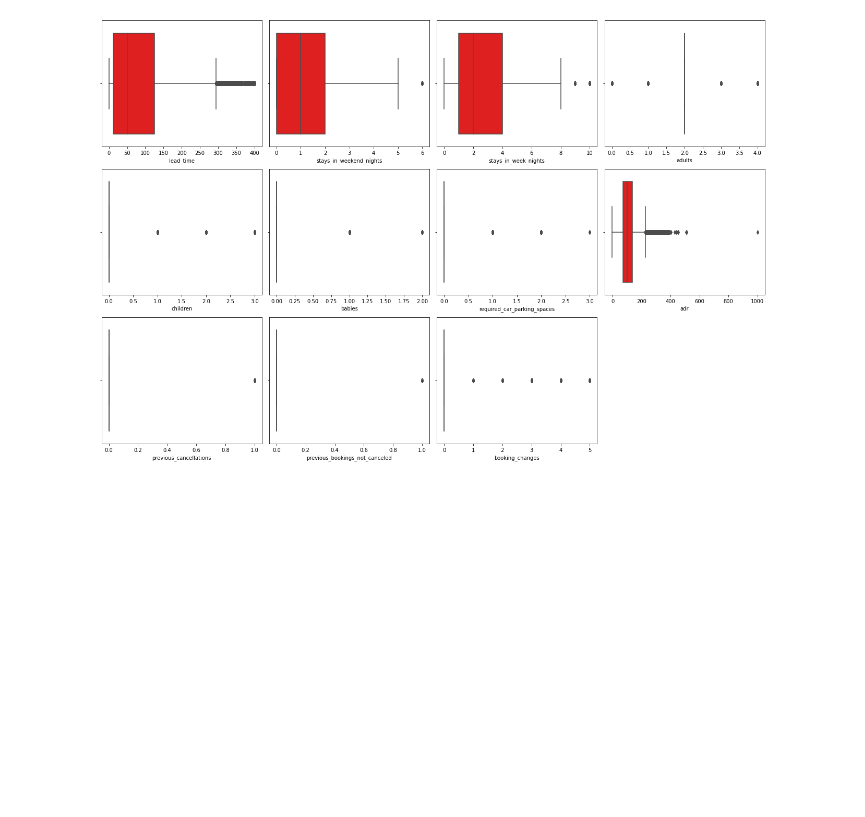
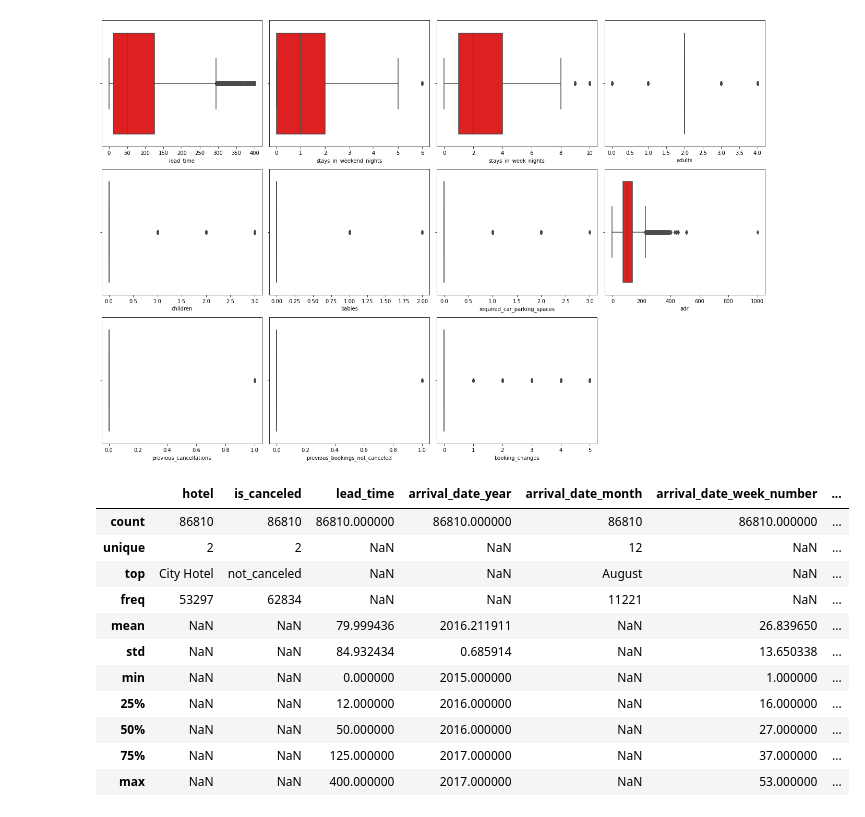
Before and after one commit to saurabhdaund76/Hotel-Booking-Analysis, a Jupyter notebook: Hotel_Booking_Analysis.ipynb, the cells around one changed output. Saved outputs shown, nothing was run; the diff lists cells and outputs as text; code cells hidden in the pictures; blank space fills up the shorter version.

```diff
--- a/Hotel_Booking_Analysis.ipynb
+++ b/Hotel_Booking_Analysis.ipynb
@@ -129,0 +134,15 @@ df.loc[df.booking_changes > 5, 'booking_changes'] = 5
+# %%
+df.describe(include= 'all')  # This describe will give overview about the mean median top mean of every column
+# %% [output]
+|  | hotel | is_canceled | lead_time | arrival_date_year | arrival_date_month | arrival_date_week_number | ... |
+| count | 86810 | 86810 | 86810.000000 | 86810.000000 | 86810 | 86810.000000 | ... |
+| unique | 2 | 2 | NaN | NaN | 12 | NaN | ... |
+| top | City Hotel | not_canceled | NaN | NaN | August | NaN | ... |
+| freq | 53297 | 62834 | NaN | NaN | 11221 | NaN | ... |
+| mean | NaN | NaN | 79.999436 | 2016.211911 | NaN | 26.839650 | ... |
+| std | NaN | NaN | 84.932434 | 0.685914 | NaN | 13.650338 | ... |
+| min | NaN | NaN | 0.000000 | 2015.000000 | NaN | 1.000000 | ... |
+| 25% | NaN | NaN | 12.000000 | 2016.000000 | NaN | 16.000000 | ... |
+| 50% | NaN | NaN | 50.000000 | 2016.000000 | NaN | 27.000000 | ... |
+| 75% | NaN | NaN | 125.000000 | 2017.000000 | NaN | 37.000000 | ... |
+| max | NaN | NaN | 400.000000 | 2017.000000 | NaN | 53.000000 | ... |
```
Also changed, not shown: parts of 6 cells of this notebook.
